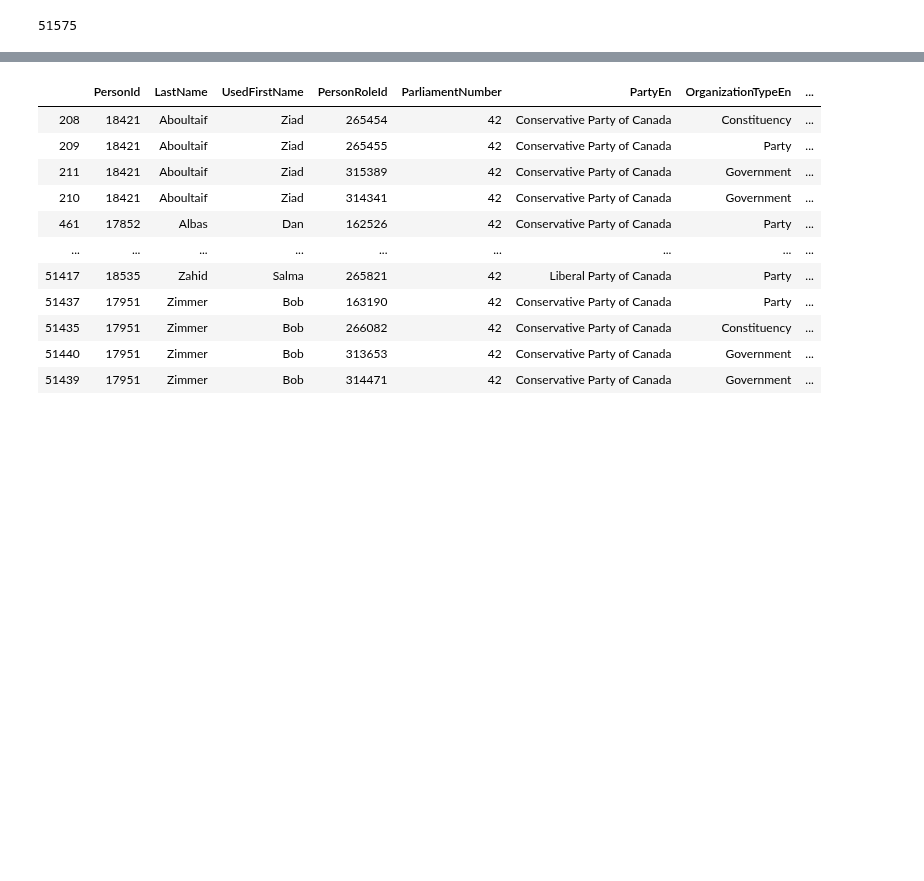
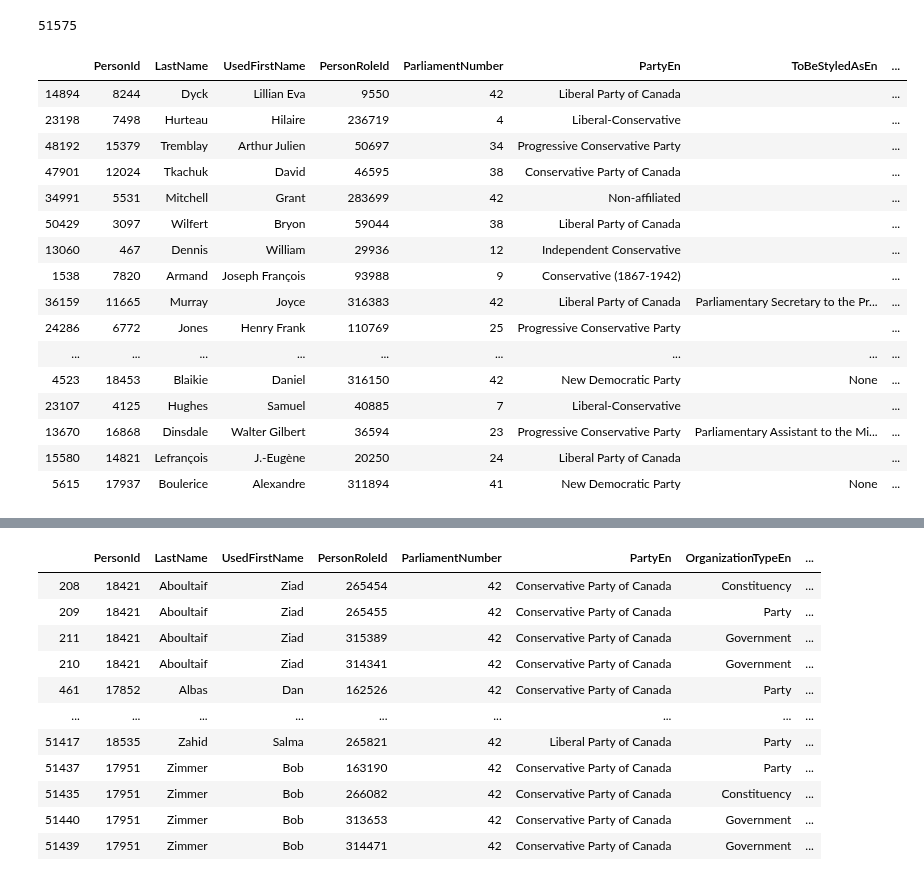
Before and after one commit to nedgar/parleh, a Jupyter notebook: notebooks/Parliamentary data.ipynb, the cells around one changed output, grey strips where cells are left out. Saved outputs shown, nothing was run; the diff lists cells and outputs as text; code cells hidden in the pictures; blank space fills up the shorter version.

```diff
--- a/notebooks/Parliamentary data.ipynb
+++ b/notebooks/Parliamentary data.ipynb
@@ -292,4 +293,22 @@ len(df)
 # %% [output]
 51575
 # %%
-df.sample(25).to_clipboard()
+df.sample(25)
+# %% [output]
+|  | PersonId | LastName | UsedFirstName | PersonRoleId | ParliamentNumber | PartyEn | ToBeStyledAsEn | ... |
+| 14894 | 8244 | Dyck | Lillian Eva | 9550 | 42 | Liberal Party of Canada |  | ... |
+| 23198 | 7498 | Hurteau | Hilaire | 236719 | 4 | Liberal-Conservative |  | ... |
+| 48192 | 15379 | Tremblay | Arthur Julien | 50697 | 34 | Progressive Conservative Party |  | ... |
+| 47901 | 12024 | Tkachuk | David | 46595 | 38 | Conservative Party of Canada |  | ... |
+| 34991 | 5531 | Mitchell | Grant | 283699 | 42 | Non-affiliated |  | ... |
+| 50429 | 3097 | Wilfert | Bryon | 59044 | 38 | Liberal Party of Canada |  | ... |
+| 13060 | 467 | Dennis | William | 29936 | 12 | Independent Conservative |  | ... |
+| 1538 | 7820 | Armand | Joseph François | 93988 | 9 | Conservative (1867-1942) |  | ... |
+| 36159 | 11665 | Murray | Joyce | 316383 | 42 | Liberal Party of Canada | Parliamentary Secretary to the Pr... | ... |
+| 24286 | 6772 | Jones | Henry Frank | 110769 | 25 | Progressive Conservative Party |  | ... |
+| ... | ... | ... | ... | ... | ... | ... | ... | ... |
+| 4523 | 18453 | Blaikie | Daniel | 316150 | 42 | New Democratic Party | None | ... |
+| 23107 | 4125 | Hughes | Samuel | 40885 | 7 | Liberal-Conservative |  | ... |
+| 13670 | 16868 | Dinsdale | Walter Gilbert | 36594 | 23 | Progressive Conservative Party | Parliamentary Assistant to the Mi... | ... |
+| 15580 | 14821 | Lefrançois | J.-Eugène | 20250 | 24 | Liberal Party of Canada |  | ... |
+| 5615 | 17937 | Boulerice | Alexandre | 311894 | 41 | New Democratic Party | None | ... |
```
Also changed, not shown: parts of 4 cells of this notebook, 1 other file.
